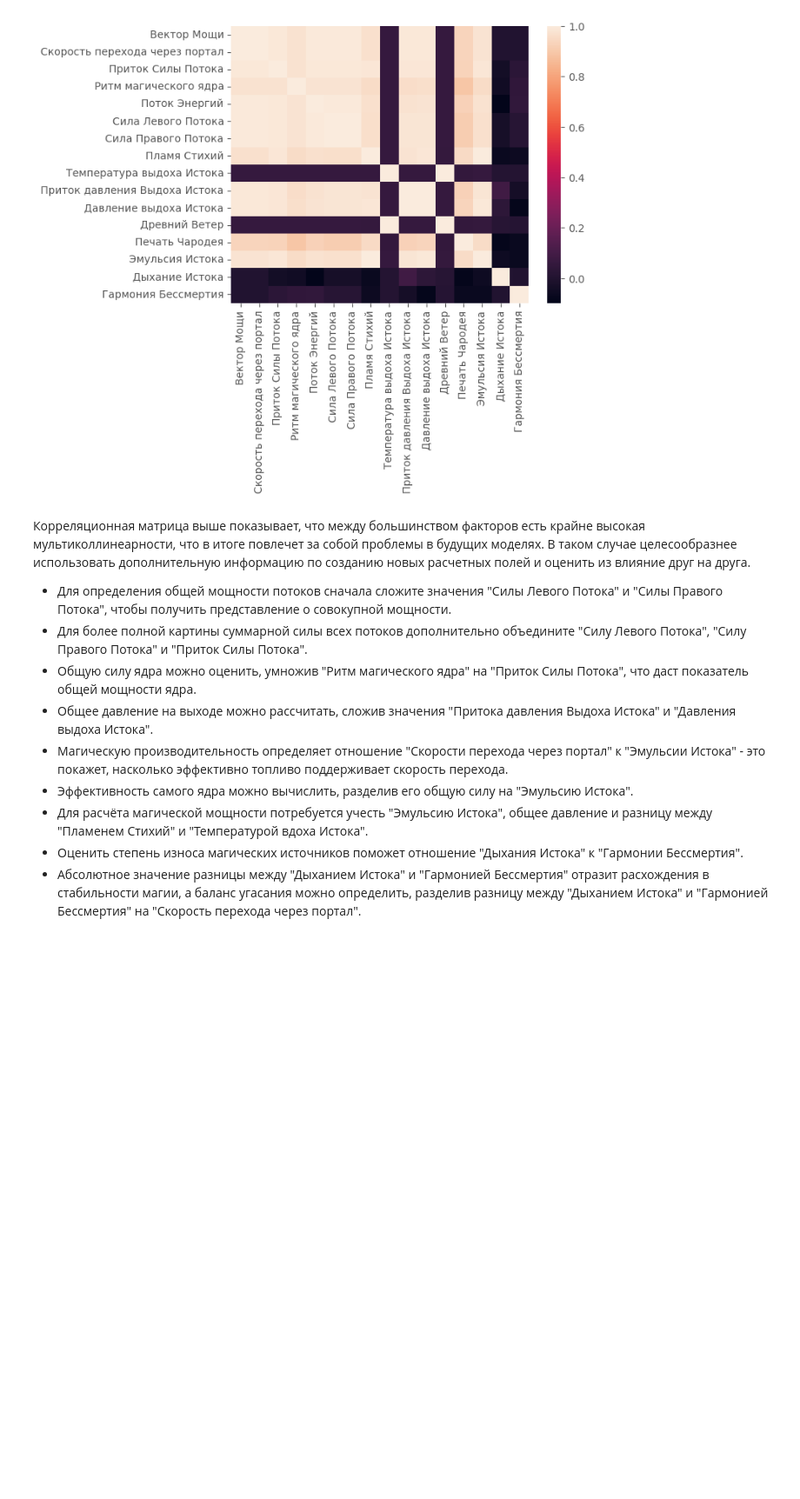
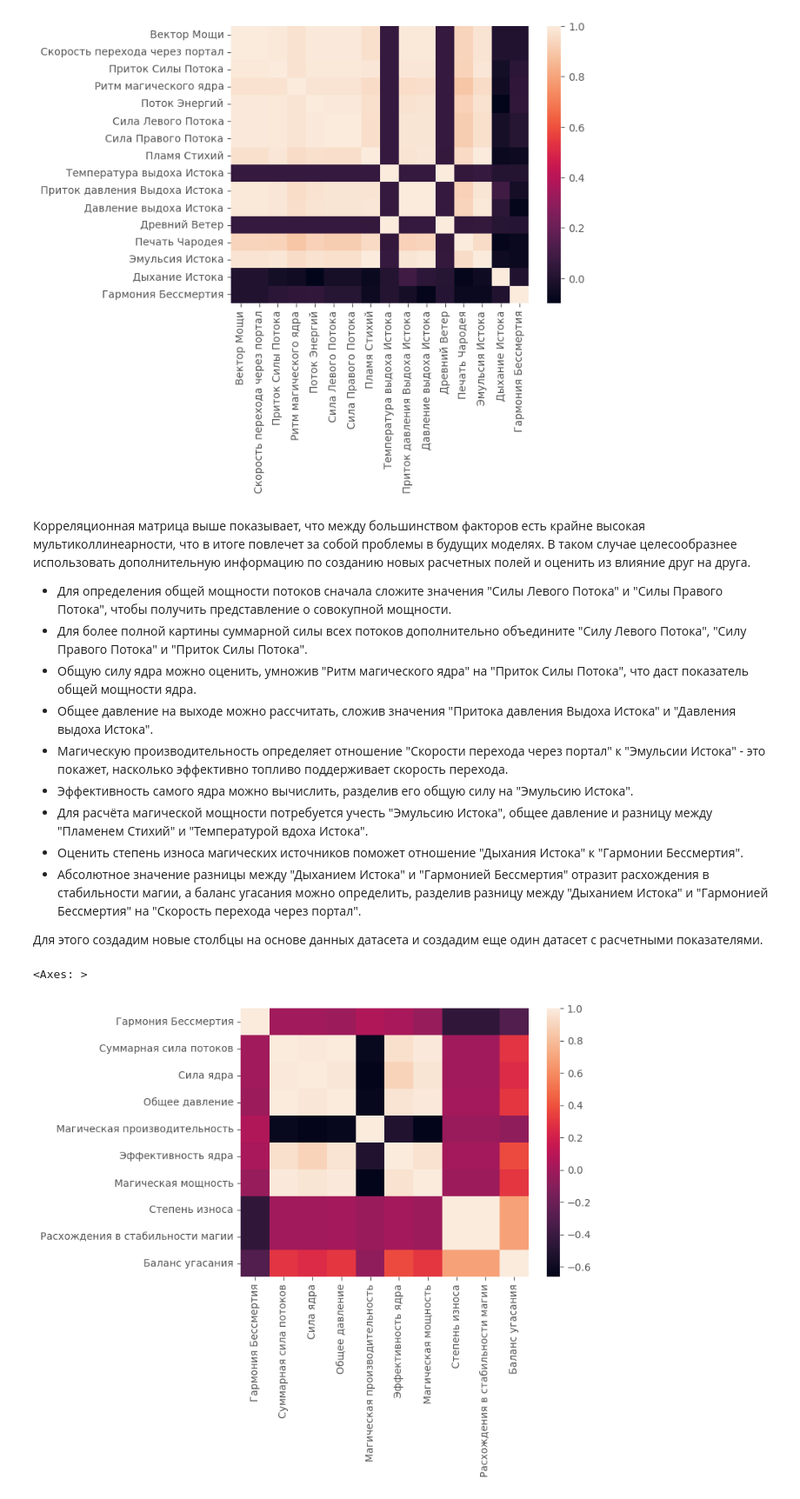
Before and after one commit to Theocroft/GPN-Intelligence-Cup-2024, a Jupyter notebook: Data Preprocessing.ipynb, the cells around one changed output. Shown at 87% size. Saved outputs shown, nothing was run; the diff lists cells and outputs as text; code cells hidden in the pictures; blank space fills up the shorter version.

```diff
--- a/Data Preprocessing.ipynb
+++ b/Data Preprocessing.ipynb
@@ -278,3 +278,5 @@ sns.heatmap(df.corr(method='spearman'));
 - Для расчёта магической мощности потребуется учесть "Эмульсию Истока", общее давление и разницу между "Пламенем Стихий" и "Температурой вдоха Истока".
 - Оценить степень износа магических источников поможет отношение "Дыхания Истока" к "Гармонии Бессмертия".
 - Абсолютное значение разницы между "Дыханием Истока" и "Гармонией Бессмертия" отразит расхождения в стабильности магии, а баланс угасания можно определить, разделив разницу между "Дыханием Истока" и "Гармонией Бессмертия" на "Скорость перехода через портал".
+
+Для этого создадим новые столбцы на основе данных датасета и создадим еще один датасет с расчетными показателями.
@@ -280,0 +294,5 @@ sns.heatmap(df.corr(method='spearman'));
+# %%
+sns.heatmap(df1.corr(method='pearson'))
+# %% [output]
+<Axes: >
+[figure, added]
```
Also changed, not shown: parts of 11 cells of this notebook.
